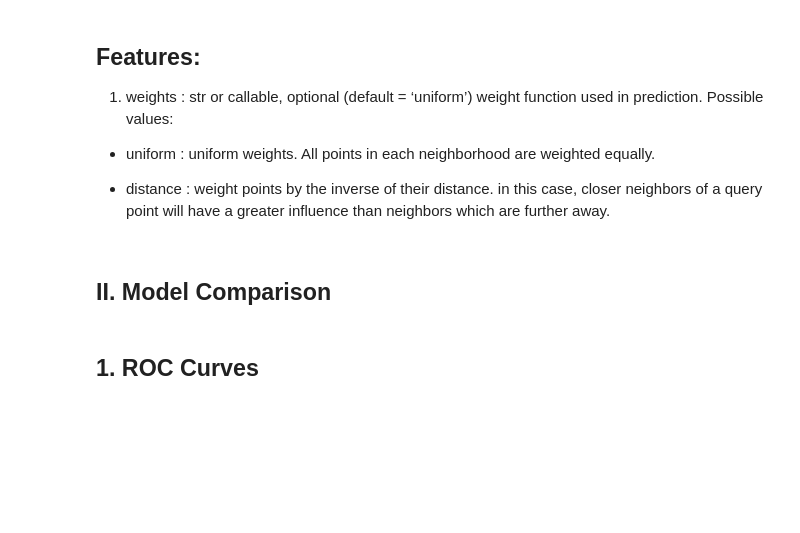
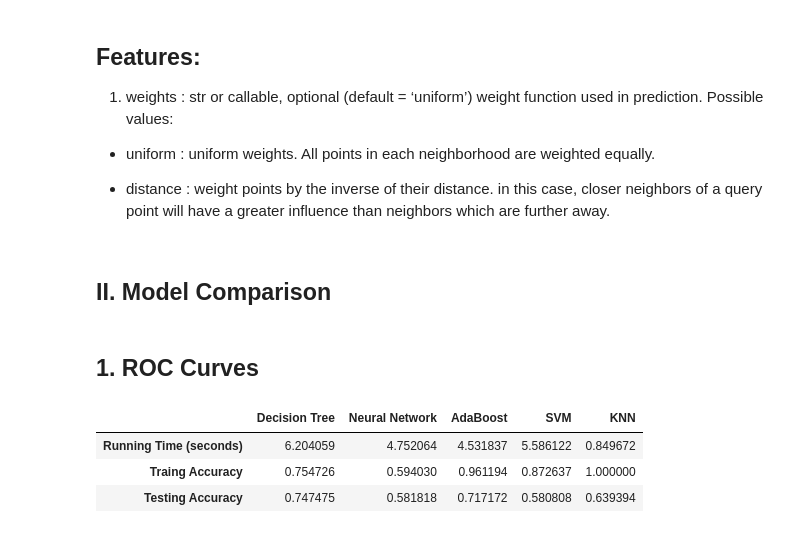
Before and after one commit to seungkwanbaek/ML4Crypto, a Jupyter notebook: ML HW1 Kickstarter.ipynb, the cells around one changed output. Cells and saved outputs as stored; diff of their text form; code cells hidden in the pictures; blank space fills up the shorter version.

```diff
--- a/ML HW1 Kickstarter.ipynb
+++ b/ML HW1 Kickstarter.ipynb
@@ -311,0 +374,27 @@ print("Accuracy: %0.2f (+/- %0.2f)" % (scores.mean(), scores.std() * 2))
+# %%
+start = time.time()
+
+tuned_parameters = [{
+    'weights':('uniform', 'distance'),
+    'n_neighbors': [2, 3, 5, 10, 20],
+    'leaf_size': [20, 30]
+}]
+
+KNN = GridSearchCV(KNeighborsClassifier(), tuned_parameters)
+KNN.fit(X_train, Y_train)
+
+print(KNN.best_params_)
+
+KNN_Ypreds = KNN.predict(X_test)
+KNN_Ypreds_training = KNN.predict(X_train)
+
+KNN_Training_Error = accuracy_score(Y_train, KNN_Ypreds_training)
+KNN_Testing_Error = accuracy_score(Y_test, KNN_Ypreds)
+
+print ("Training Error: %0.3f" % KNN_Training_Error)
+print ("Testing Error: %0.3f" % KNN_Testing_Error)
+
+end=time.time()
+
+KNN_time = end - start
+print ("Time: %0.2f" % KNN_time)
@@ -340,0 +420,14 @@ classifiers = [DT, NN, RF, SVM, KNN]
+# %%
+#create a table with time, training error, and testing error
+
+times = [DT_time, NN_time, Boost_time, SVM_time, KNN_time]
+Training_Accuracy = [DT_Training_Error, NN_Training_Error, Boost_Training_Error, SVM_Training_Error, KNN_Training_Error]
+Testing_Accuracy = [DT_Testing_Error, NN_Testing_Error, Boost_Testing_Error, SVM_Testing_Error, KNN_Testing_Error]
+
+result = pd.DataFrame([times, Training_Accuracy, Testing_Accuracy], columns=["Decision Tree", "Neural Network", "AdaBoost", "SVM", "KNN"], index=['Running Time (seconds)', 'Traing Accuracy', 'Testing Accuracy'])
+result
+# %% [output]
+|  | Decision Tree | Neural Network | AdaBoost | SVM | KNN |
+| Running Time (seconds) | 6.204059 | 4.752064 | 4.531837 | 5.586122 | 0.849672 |
+| Traing Accuracy | 0.754726 | 0.594030 | 0.961194 | 0.872637 | 1.000000 |
+| Testing Accuracy | 0.747475 | 0.581818 | 0.717172 | 0.580808 | 0.639394 |
```
Also changed, not shown: parts of 26 cells of this notebook, 1 other file.
